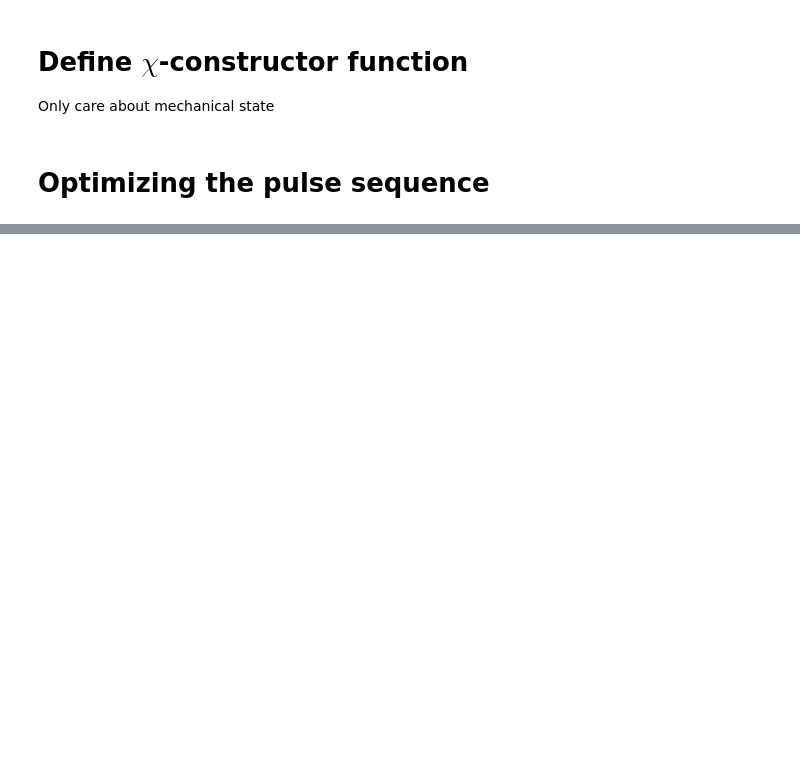
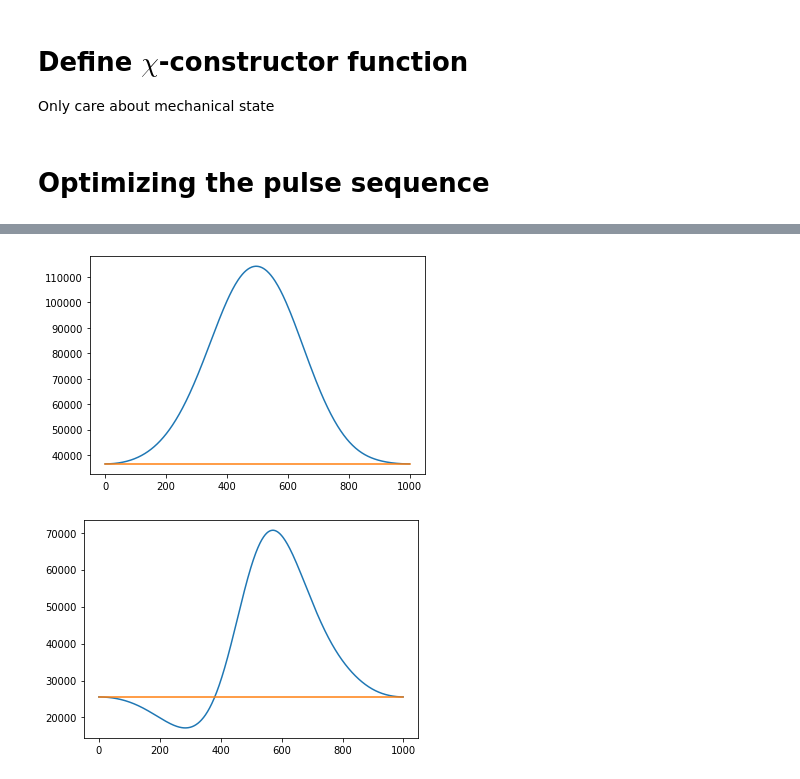
Before and after one commit to LucaTalamo/phys5070_final_project, a Jupyter notebook: mixed_state_optomechanical_squeezing.ipynb, the cells around one changed output, grey strips where cells are left out. Cells and saved outputs as stored; diff of their text form; code cells hidden in the pictures; blank space fills up the shorter version.

```diff
--- a/mixed_state_optomechanical_squeezing.ipynb
+++ b/mixed_state_optomechanical_squeezing.ipynb
@@ -274,2 +298,12 @@ iter.      J_T   ∑∫gₐ(t)dt          J       ΔJ_T         ΔJ  secs
+# %%
+plt.plot(opt_result.optimized_objectives[0].H[0][1])
+plt.plot(Gminus0* np.ones_like(tlist2))
+plt.show()
+plt.plot(opt_result.optimized_objectives[0].H[1][1])
+plt.plot(Gplus0* np.ones_like(tlist2))
+plt.show()
+# %% [output]
+[figure, added]
+[figure, added]
 # %%
 optimized_dynamics = opt_result.optimized_objectives[0].mesolve(
```
Also changed, not shown: parts of 10 cells of this notebook.
